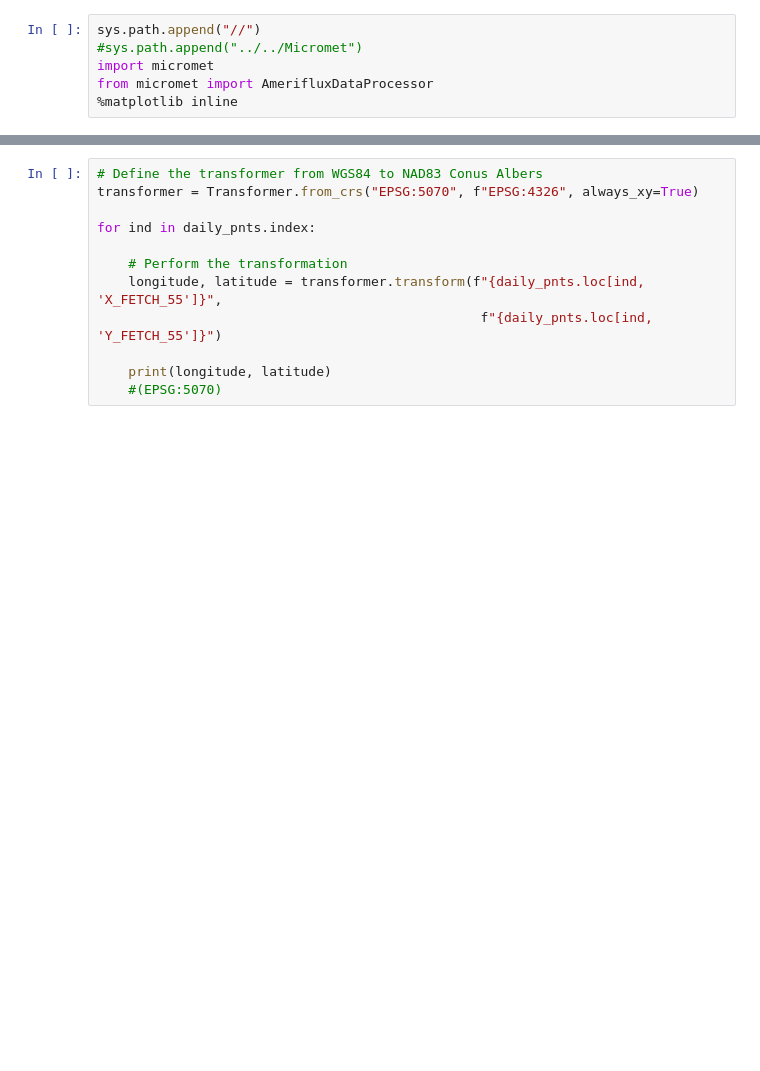
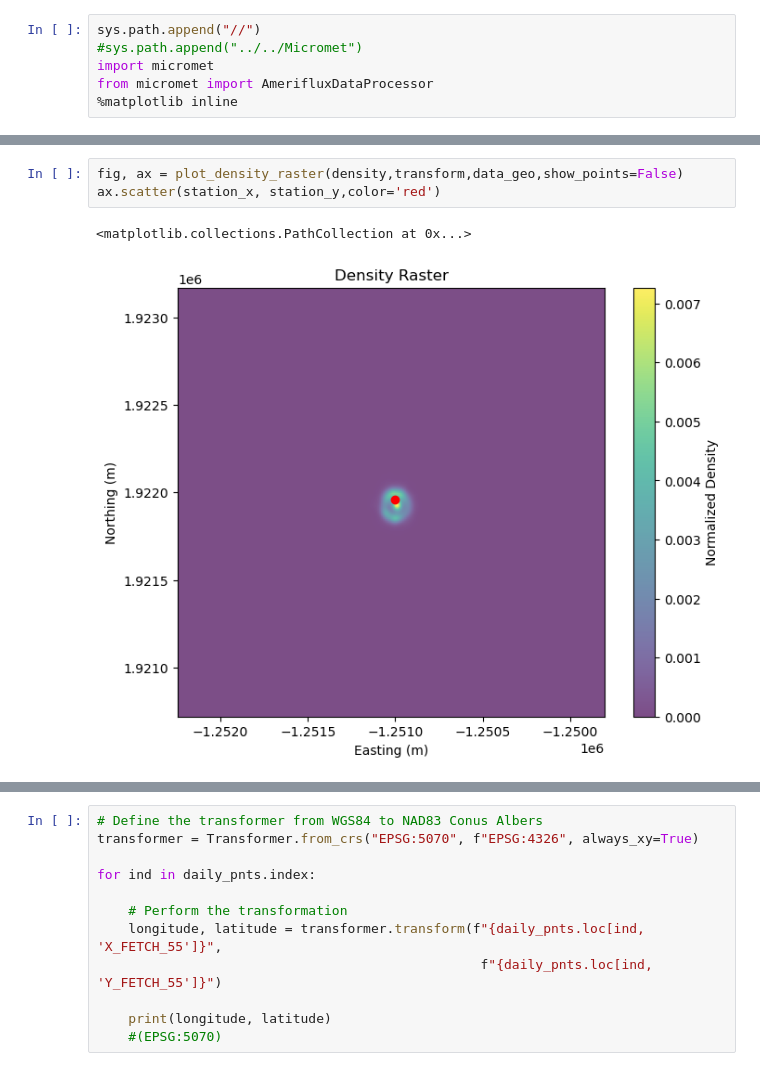
Before and after one commit to utah-geological-survey/MicroMet, a Jupyter notebook: Notebooks/Footprints/row_footprint.ipynb, the cells around one changed output, grey strips where cells are left out. Drawn from its saved outputs; the diff is of its cells as text; blank space fills up the shorter version.

```diff
--- a/Notebooks/Footprints/row_footprint.ipynb
+++ b/Notebooks/Footprints/row_footprint.ipynb
@@ -93,0 +554,6 @@ daily_pnts_geo = gpd.GeoDataFrame(daily_pnts, geometry=daily_pnts.geometry)
+# %%
+fig, ax = plot_density_raster(density,transform,data_geo,show_points=False)
+ax.scatter(station_x, station_y,color='red')
+# %% [output]
+<matplotlib.collections.PathCollection at 0x...>
+[figure, added]
```
Also changed, not shown: parts of 30 cells of this notebook, 3 other files.
